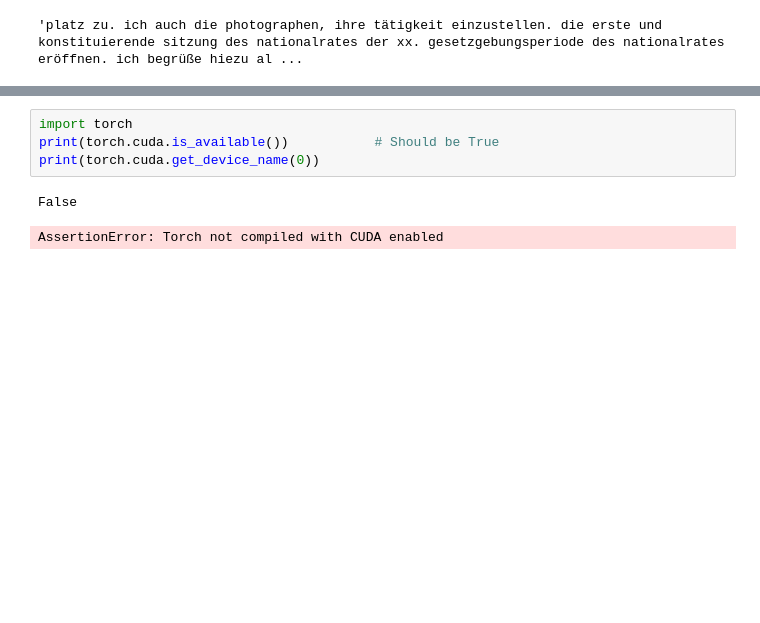
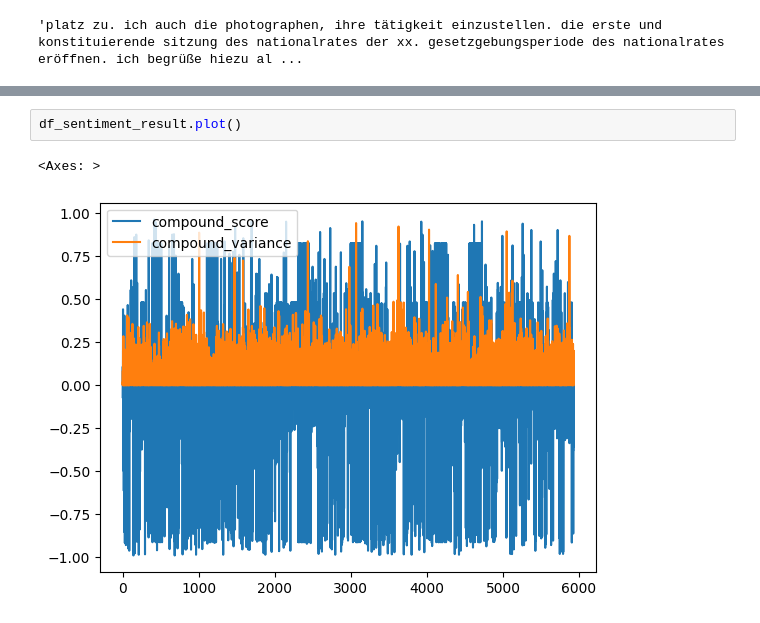
Before and after one commit to Hakiim01/nlp-political-parties, a Jupyter notebook: Sentinemt_analysis.ipynb, the cells around one changed output, grey strips where cells are left out. Saved outputs shown, nothing was run; the diff lists cells and outputs as text; blank space fills up the shorter version.

```diff
--- a/Sentinemt_analysis.ipynb
+++ b/Sentinemt_analysis.ipynb
@@ -213,8 +222,6 @@ df_sentiment_result.head()
 # %%
-import torch
-print(torch.cuda.is_available())           # Should be True
-print(torch.cuda.get_device_name(0))
+df_sentiment_result.plot()
 # %% [output]
-False
+<Axes: >
-AssertionError: Torch not compiled with CUDA enabled
+[figure, added]
 # %%
```
Also changed, not shown: parts of 12 cells of this notebook.
